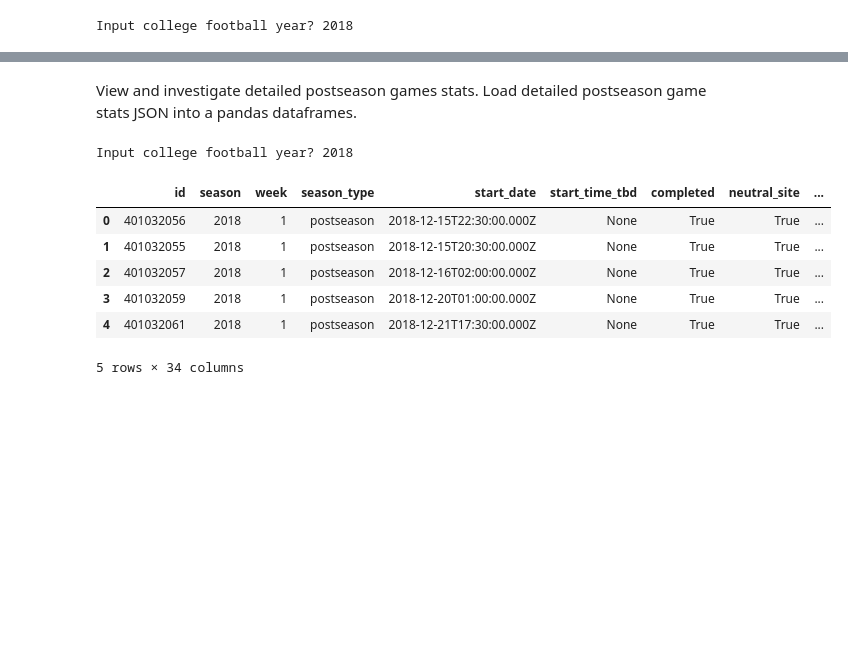
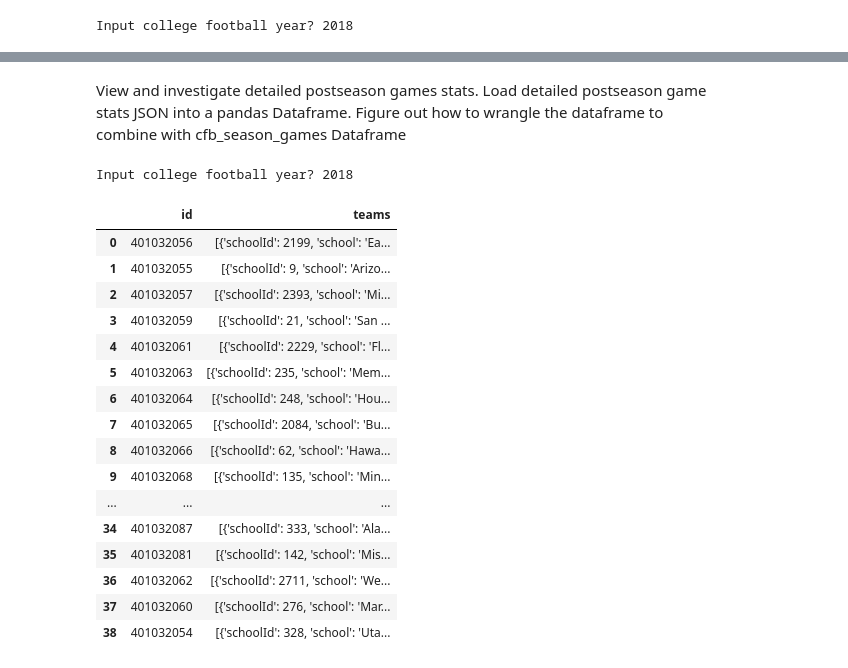
Before and after one commit to r-craig73/cfb_data_wrangling, a Jupyter notebook: cfb_stats_jsons_to_dataframe.ipynb, the cells around one changed output, grey strips where cells are left out. Saved outputs shown, nothing was run; the diff lists cells and outputs as text; code cells hidden in the pictures; blank space fills up the shorter version.

```diff
--- a/cfb_stats_jsons_to_dataframe.ipynb
+++ b/cfb_stats_jsons_to_dataframe.ipynb
@@ -51,23 +51,35 @@ postseason_games
 | 37 | 401032086 | 2018 | postseason | 1 | True | Georgia | fbs | 21 | Texas | ... |
 | 38 | 401032087 | 2018 | postseason | 1 | True | Alabama | fbs | 16 | Clemson | ... |
 # %% [markdown]
-View and investigate detailed postseason games stats. Load detailed postseason game stats JSON into a pandas dataframes.
+View and investigate detailed postseason games stats. Load detailed postseason game stats JSON into a pandas Dataframe.
+Figure out how to wrangle the dataframe to combine with cfb_season_games Dataframe
 # %%
 cfb_year = input('Input college football year?')
 
 # load detailed postseason game stats JSON as a DataFrame
 json_detailed_postseason = cfb_year + '_cfb_JSON-CSV/' + cfb_year + '-postseason-1-detailedGamesCFB-JSON.json'
 df03 = pd.read_json(json_detailed_postseason)
+df03
 
 # Merge detailed postseason stats with "id" column
 # postseason_merge_detailed_stats = pd.merge(df02, df03, how="right", on="id")
 # postseason_merge_detailed_stats.head()
 # %% [output]
 Input college football year? 2018
-|  | id | season | week | season_type | start_date | start_time_tbd | completed | neutral_site | ... |
-| 0 | 401032056 | 2018 | 1 | postseason | 2018-12-15T22:30:00.000Z | None | True | True | ... |
-| 1 | 401032055 | 2018 | 1 | postseason | 2018-12-15T20:30:00.000Z | None | True | True | ... |
-| 2 | 401032057 | 2018 | 1 | postseason | 2018-12-16T02:00:00.000Z | None | True | True | ... |
-| 3 | 401032059 | 2018 | 1 | postseason | 2018-12-20T01:00:00.000Z | None | True | True | ... |
-| 4 | 401032061 | 2018 | 1 | postseason | 2018-12-21T17:30:00.000Z | None | True | True | ... |
+|  | id | teams |
+| 0 | 401032056 | [{'schoolId': 2199, 'school': 'Ea... |
+| 1 | 401032055 | [{'schoolId': 9, 'school': 'Arizo... |
+| 2 | 401032057 | [{'schoolId': 2393, 'school': 'Mi... |
+| 3 | 401032059 | [{'schoolId': 21, 'school': 'San ... |
+| 4 | 401032061 | [{'schoolId': 2229, 'school': 'Fl... |
+| 5 | 401032063 | [{'schoolId': 235, 'school': 'Mem... |
+| 6 | 401032064 | [{'schoolId': 248, 'school': 'Hou... |
+| 7 | 401032065 | [{'schoolId': 2084, 'school': 'Bu... |
+| 8 | 401032066 | [{'schoolId': 62, 'school': 'Hawa... |
+| 9 | 401032068 | [{'schoolId': 135, 'school': 'Min... |
+| ... | ... | ... |
+| 34 | 401032087 | [{'schoolId': 333, 'school': 'Ala... |
+| 35 | 401032081 | [{'schoolId': 142, 'school': 'Mis... |
+| 36 | 401032062 | [{'schoolId': 2711, 'school': 'We... |
+| 37 | 401032060 | [{'schoolId': 276, 'school': 'Mar... |
+| 38 | 401032054 | [{'schoolId': 328, 'school': 'Uta... |
-5 rows × 34 columns
```
